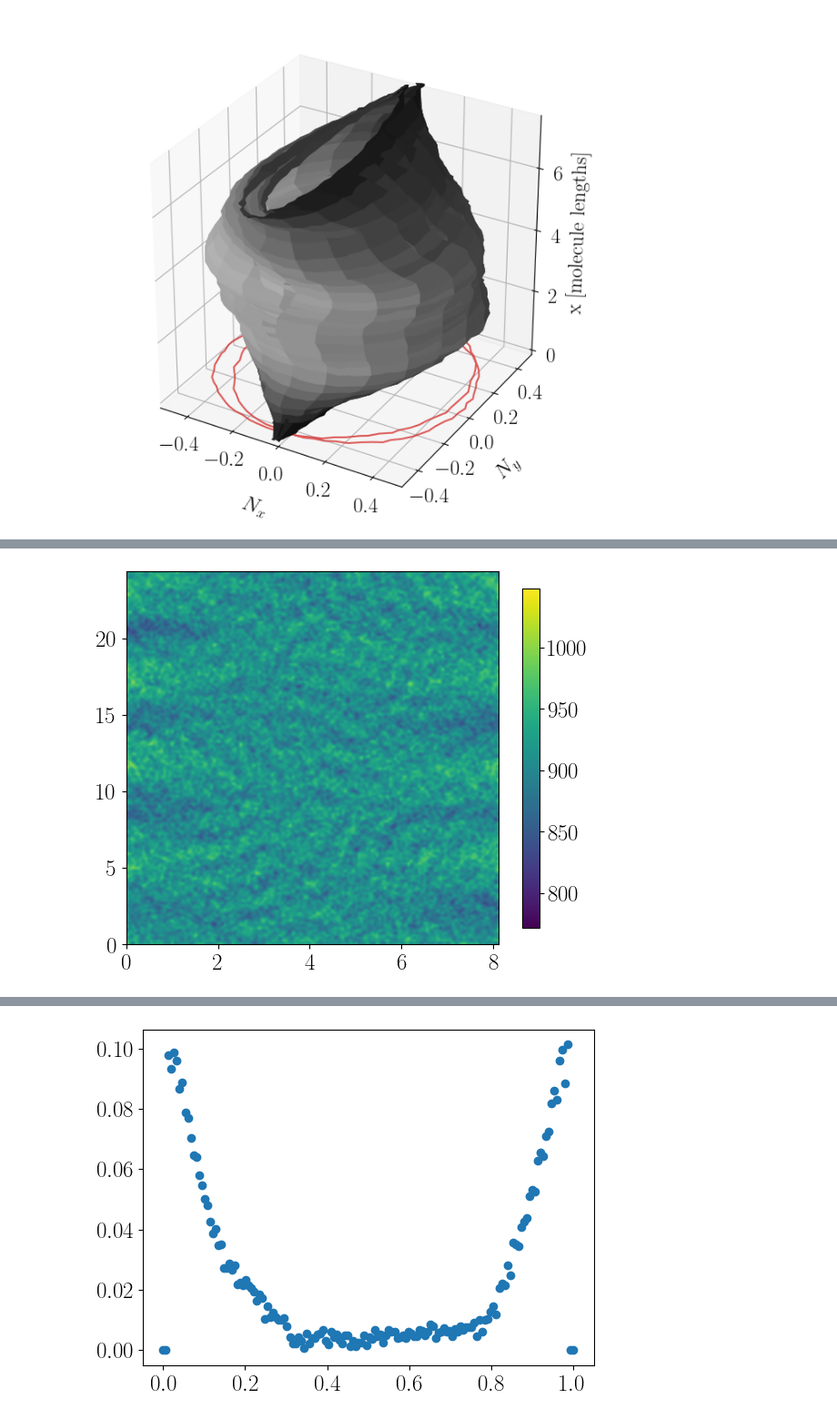
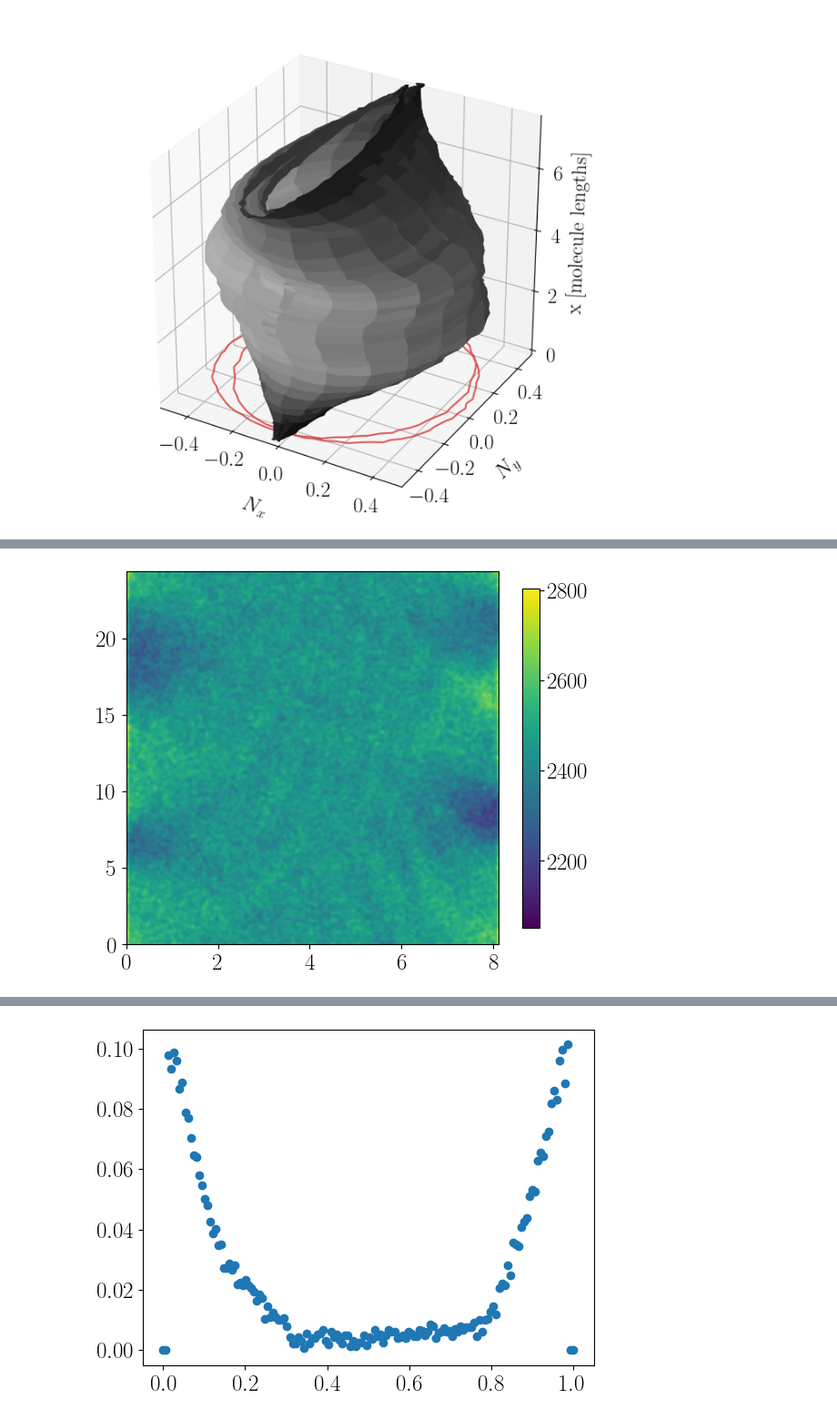
Before and after one commit to smdrzazga/LAMMPS, a Jupyter notebook: plot_printer.ipynb, the cells around one changed output, grey strips where cells are left out. Shown at 91% size. Cells and saved outputs as stored; diff of their text form; code cells hidden in the pictures.

```diff
--- a/plot_printer.ipynb
+++ b/plot_printer.ipynb
@@ -379,9 +370,9 @@ ax = bp.HeatmapPlotter(file1, '', plot_attr=options).plot(fig, ax, normalize=Fal
 # %%
-file1 = paths["matrices_centers"] + r"\centers_screen_bulk_p_0.92_3x_0.31.txt"
+file1 = paths["matrices_centers"] + r"\centers_screen_bulk_double_x.txt"
 
 options = {'extent': [0, 70/8.62, 0, 210/8.62], 'aspect': 70/210, 'cbarshrink': 0.5, 'cmap': "viridis"}
 
 fig, ax = plt.subplots(figsize=(6,8))
 ax = bp.HeatmapPlotter(file1, '', plot_attr=options).plot(fig, ax, normalize=False, show=False)
 # %% [output]
-[figure, old version]
+[figure, new version]
```
Also changed, not shown: parts of 6 cells of this notebook, 5 other files.
